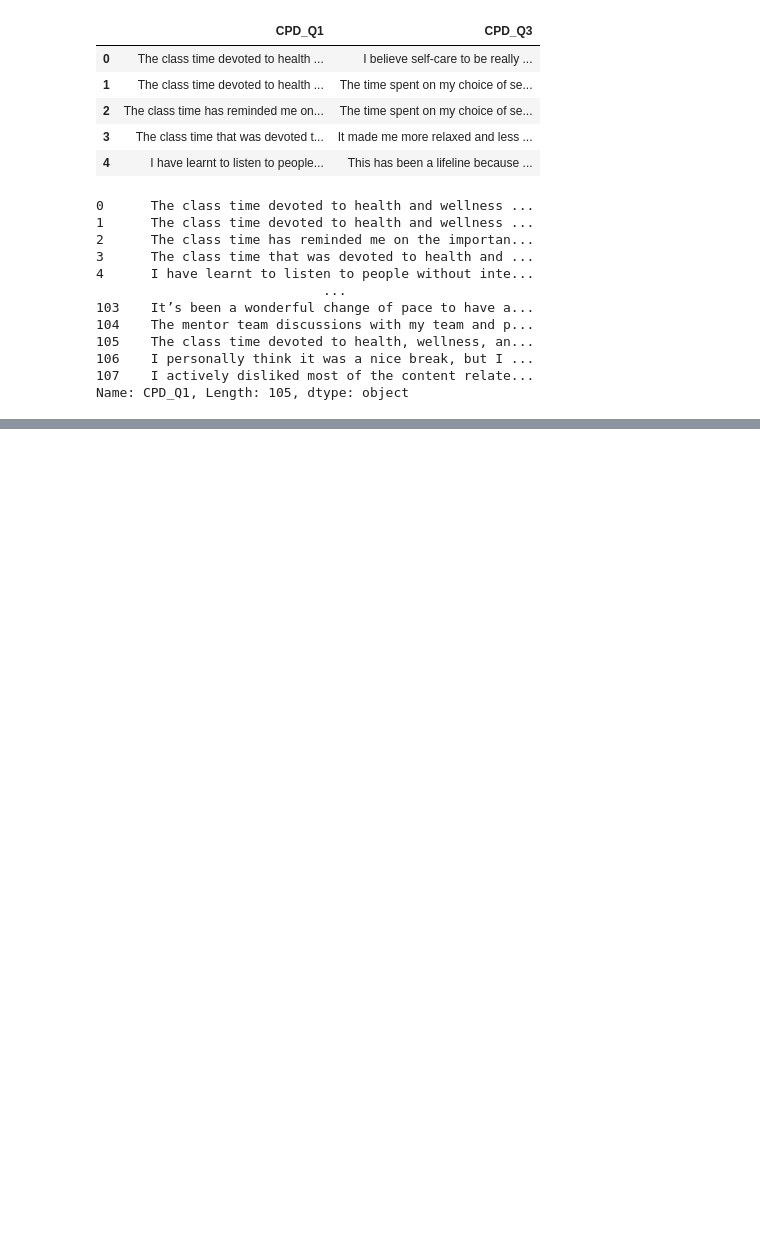
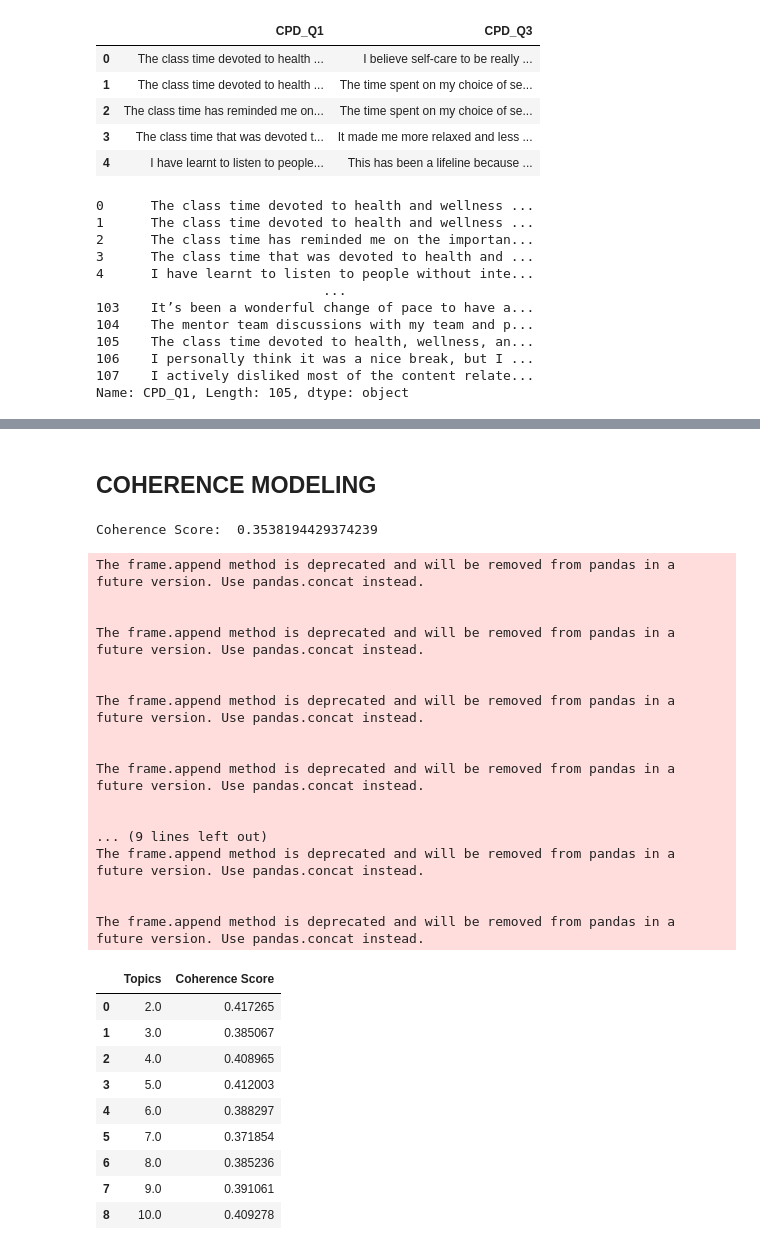
Before and after one commit to bellaachang/UW-Pharm-NLP, a Jupyter notebook: Bella_EDA.ipynb, the cells around one changed output, grey strips where cells are left out. Cells and saved outputs as stored; diff of their text form; code cells hidden in the pictures; blank space fills up the shorter version.

```diff
--- a/Bella_EDA.ipynb
+++ b/Bella_EDA.ipynb
@@ -146,0 +194,51 @@ print(data_lemmatized[:1][0][:30])
+# %% [markdown]
+## COHERENCE MODELING
+# %%
+coherence_model_lda = CoherenceModel(model=lda_model, texts=data_lemmatized, dictionary=id2word, coherence='c_v')
+coherence_lda = coherence_model_lda.get_coherence()
+print('Coherence Score: ', coherence_lda)
+# %% [output]
+Coherence Score:  0.3538194429374239
+# %%
+tracker = pd.DataFrame(columns=['Topics', 'Coherence Score'])
+
+for i in np.arange(2, 11):
+  test_lda = gensim.models.LdaMulticore(corpus=corpus,
+                                       id2word=id2word,
+                                       num_topics=i,
+                                       random_state=42,
+                                       passes=10)
+  test_coher = CoherenceModel(model=test_lda, texts=data_lemmatized, dictionary=id2word, coherence='c_v')
+  test_coher_lda = test_coher.get_coherence()
+  new_row = {"Topics": i, "Coherence Score": test_coher_lda}
+  tracker = tracker.append(new_row, ignore_index=True)
+
+tracker
+# %% [output]
+The frame.append method is deprecated and will be removed from pandas in a future version. Use pandas.concat instead.
+
+
+The frame.append method is deprecated and will be removed from pandas in a future version. Use pandas.concat instead.
+
+
+The frame.append method is deprecated and will be removed from pandas in a future version. Use pandas.concat instead.
+
+
+The frame.append method is deprecated and will be removed from pandas in a future version. Use pandas.concat instead.
+
+
+... (9 lines left out)
+The frame.append method is deprecated and will be removed from pandas in a future version. Use pandas.concat instead.
+
+
+The frame.append method is deprecated and will be removed from pandas in a future version. Use pandas.concat instead.
+|  | Topics | Coherence Score |
+| 0 | 2.0 | 0.417265 |
+| 1 | 3.0 | 0.385067 |
+| 2 | 4.0 | 0.408965 |
+| 3 | 5.0 | 0.412003 |
+| 4 | 6.0 | 0.388297 |
+| 5 | 7.0 | 0.371854 |
+| 6 | 8.0 | 0.385236 |
+| 7 | 9.0 | 0.391061 |
+| 8 | 10.0 | 0.409278 |
```
Also changed, not shown: parts of 28 cells of this notebook.
